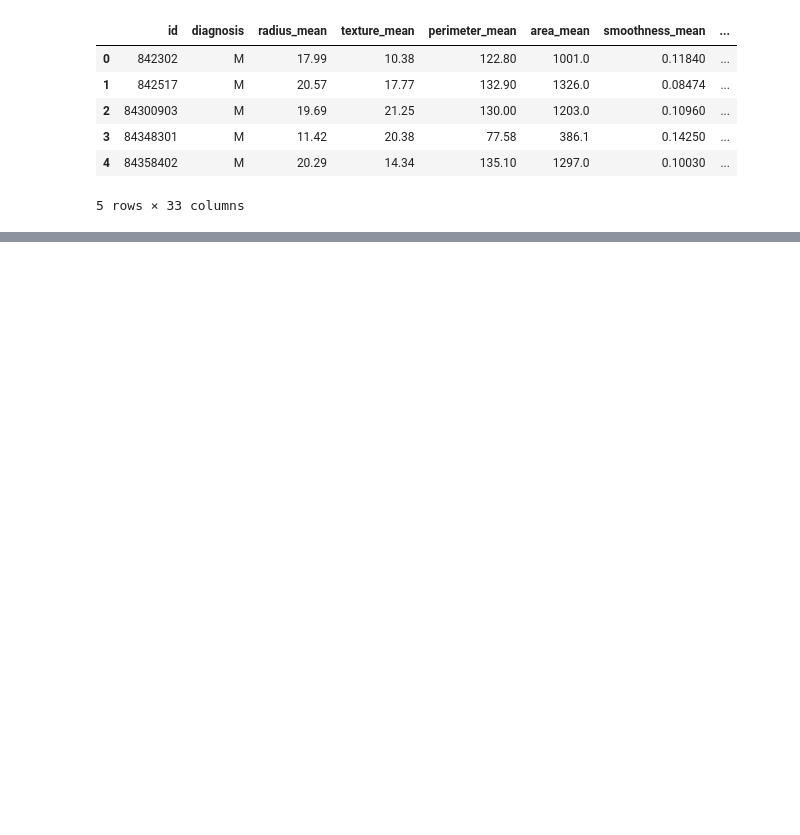
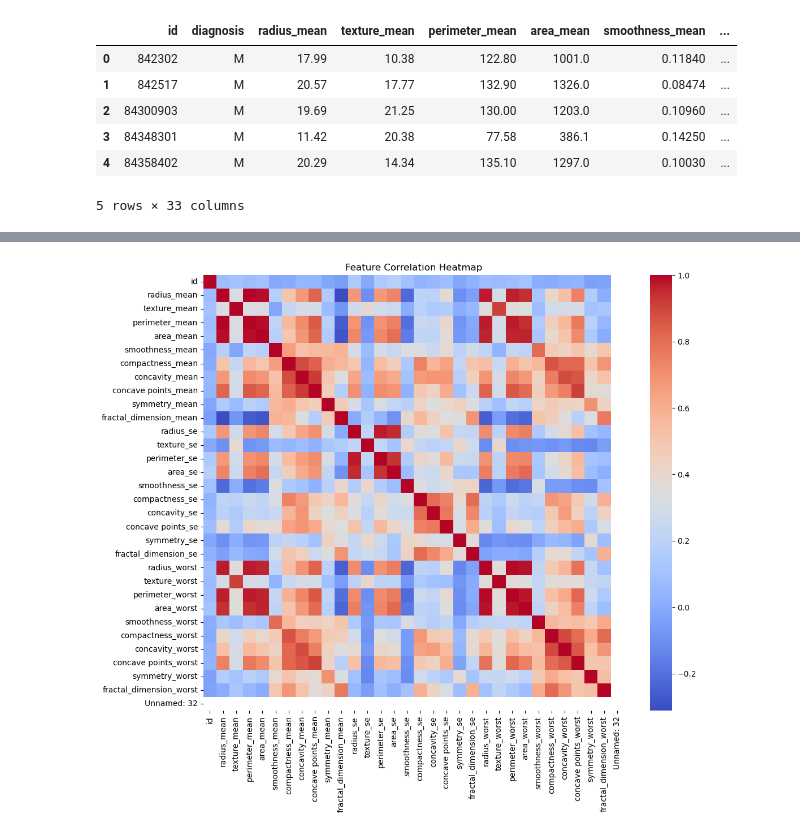
Before and after one commit to Aminbyt/breast-cancer-detection, a Jupyter notebook: notebooks/breast_cancer_detection.ipynb, the cells around one changed output, grey strips where cells are left out. Saved outputs shown, nothing was run; the diff lists cells and outputs as text; code cells hidden in the pictures; blank space fills up the shorter version.

```diff
--- a/notebooks/breast_cancer_detection.ipynb
+++ b/notebooks/breast_cancer_detection.ipynb
@@ -25,0 +103,11 @@ data.head()
+# %%
+numeric_columns = data.select_dtypes(include=["float64","int64"]).columns
+
+corr = data[numeric_columns].corr()
+
+plt.figure(figsize=(12,10))
+sns.heatmap(corr , cmap="coolwarm" , annot = False)
+plt.title("Feature Correlation Heatmap")
+plt.show()
+# %% [output]
+[figure, added]
```
Also changed, not shown: parts of 13 cells of this notebook.
